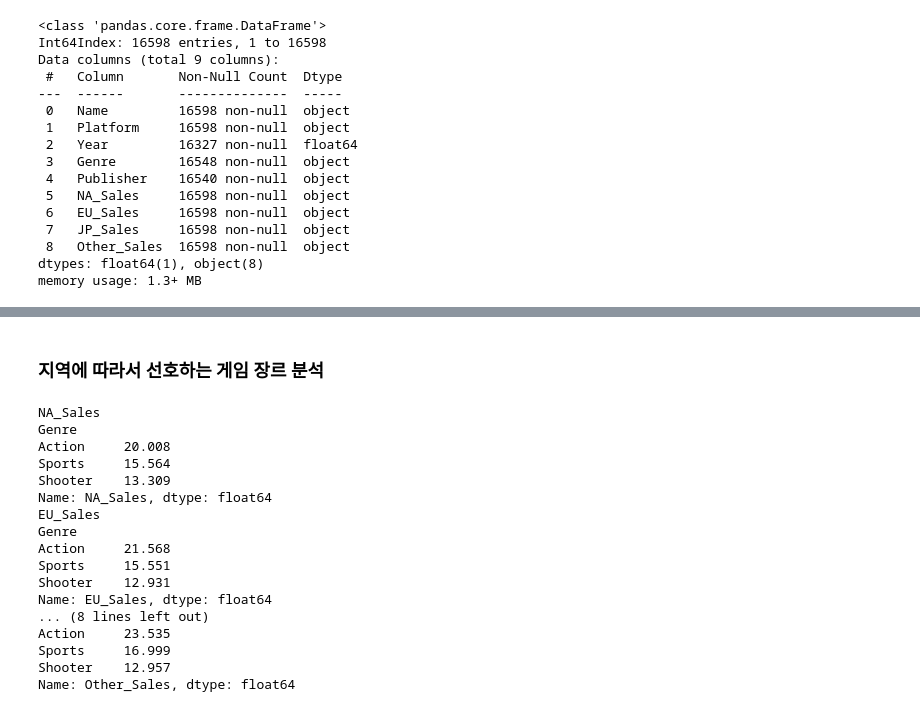
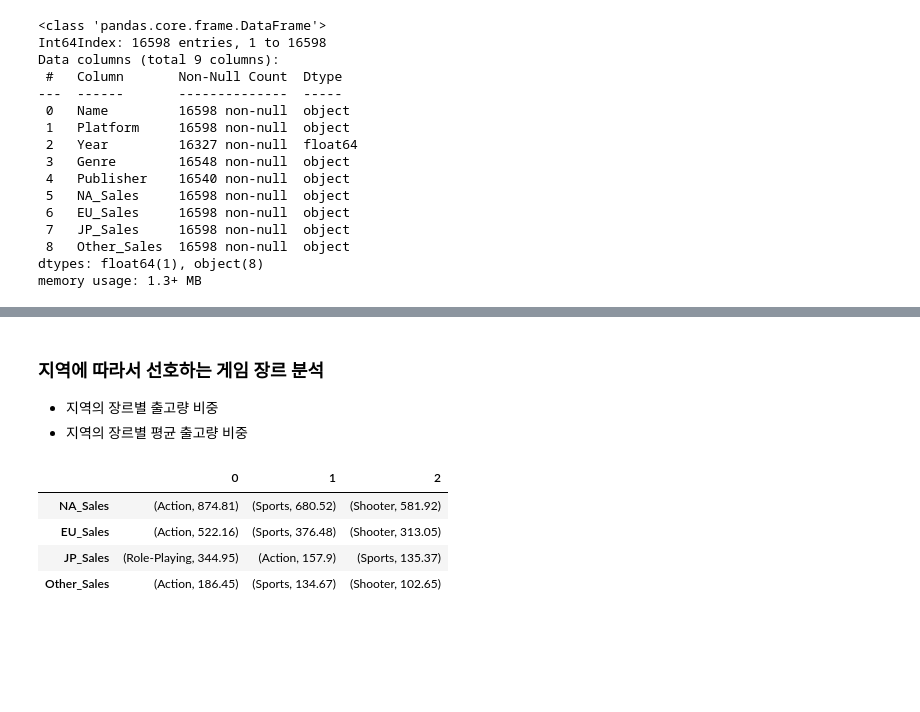
Before and after one commit to Kimtaewookdev/Sec1_project, a Jupyter notebook: AI_13_김태욱_Section1_proj.ipynb, the cells around one changed output, grey strips where cells are left out. Saved outputs shown, nothing was run; the diff lists cells and outputs as text; code cells hidden in the pictures; blank space fills up the shorter version.

```diff
--- a/AI_13_김태욱_Section1_proj.ipynb
+++ b/AI_13_김태욱_Section1_proj.ipynb
@@ -57,38 +73,28 @@ memory usage: 1.3+ MB
 # %% [markdown]
-### 지역에 따라서 선호하는 게임 장르 분석
+###  지역에 따라서 선호하는 게임 장르 분석
+
+- 지역의 장르별 출고량 비중
+- 지역의 장르별 평균 출고량 비중
 # %%
 ## 장르 결측치 제거
 
 df_g = df.dropna(subset = ['Genre'])
-sales = df.columns[-4:]
+sales = df.columns[-5:-1]
 col_g = sales.insert(0, 'Genre')
 
-def get_top3(df):
+def get_top(df, n=3):
+  top = dict()
   for col in df.columns:
-    print(col)
-    print(df[col].sort_values(ascending=False).head(3))
+    top[col] = dict(df[col].sort_values(ascending=False).head(n)).items()
+  return pd.DataFrame(top).T
 
-# 각 지역의 장르별 시장 비중
-df_g_sum = df_g[col_g].groupby('Genre').sum()
-df_g_sum_per = (df_g_sum * 100 / df_g_sum.sum()).round(3)
-
-get_top3(df_g_sum_per)
+# 각 지역의 장르별 출고량 상위
+df_g_sum = df_g[col_g].groupby('Genre').sum().round(3)
+get_top(df_g_sum)
 # %% [output]
-NA_Sales
-Genre
-Action     20.008
-Sports     15.564
-Shooter    13.309
-Name: NA_Sales, dtype: float64
-EU_Sales
-Genre
-Action     21.568
-Sports     15.551
-Shooter    12.931
-Name: EU_Sales, dtype: float64
-... (8 lines left out)
-Action     23.535
-Sports     16.999
-Shooter    12.957
-Name: Other_Sales, dtype: float64
+|  | 0 | 1 | 2 |
+| NA_Sales | (Action, 874.81) | (Sports, 680.52) | (Shooter, 581.92) |
+| EU_Sales | (Action, 522.16) | (Sports, 376.48) | (Shooter, 313.05) |
+| JP_Sales | (Role-Playing, 344.95) | (Action, 157.9) | (Sports, 135.37) |
+| Other_Sales | (Action, 186.45) | (Sports, 134.67) | (Shooter, 102.65) |
 # %%
```
Also changed, not shown: parts of 14 cells of this notebook.
